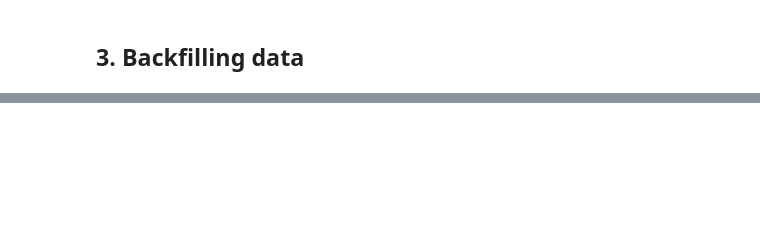
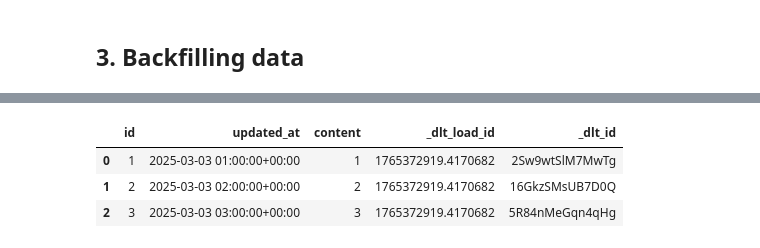
Before and after one commit to thescalableway/edp-learning, a Jupyter notebook: lessons/5_incremental_loading_deep_dive.ipynb, the cells around one changed output, grey strips where cells are left out. Drawn from its saved outputs; the diff is of its cells as text; code cells hidden in the pictures; blank space fills up the shorter version.

```diff
--- a/lessons/5_incremental_loading_deep_dive.ipynb
+++ b/lessons/5_incremental_loading_deep_dive.ipynb
@@ -68,0 +234,18 @@ Notably, on the first execution, the pipeline will use the specified `cursor_ini
+# %%
+# Clean up pipeline state so we can simulate a different scenario.
+pipeline.drop()
+
+my_resource = my_api_source(
+    endpoint="my_endpoint",
+    primary_key="id",
+    cursor_column="updated_at",
+    cursor_initial_value="2025-03-03T00:00:00Z",
+    cursor_end_value="2025-03-03T04:00:00Z",
+)
+pipeline.run(my_resource, write_disposition="replace")  # Notice we changed this from "merge".
+pipeline.dataset().table("my_endpoint").df().sort_values("content")
+# %% [output]
+|  | id | updated_at | content | _dlt_load_id | _dlt_id |
+| 0 | 1 | 2025-03-03 01:00:00+00:00 | 1 | 1765372919.4170682 | 2Sw9wtSlM7MwTg |
+| 1 | 2 | 2025-03-03 02:00:00+00:00 | 2 | 1765372919.4170682 | 16GkzSMsUB7D0Q |
+| 2 | 3 | 2025-03-03 03:00:00+00:00 | 3 | 1765372919.4170682 | 5R84nMeGqn4qHg |
```
Also changed, not shown: parts of 28 cells of this notebook, 3 other files.
